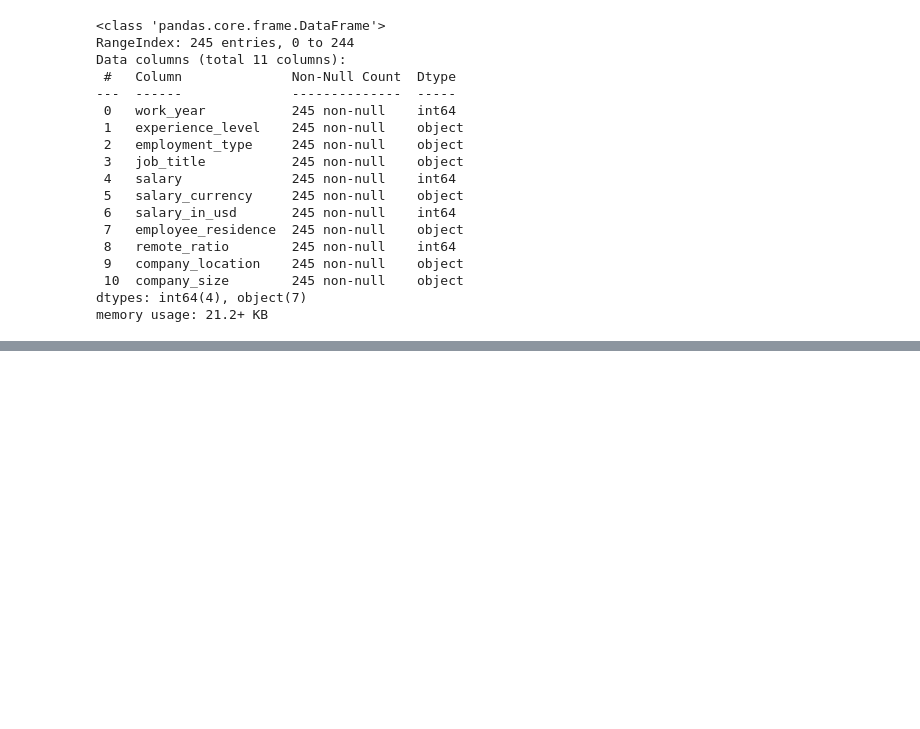
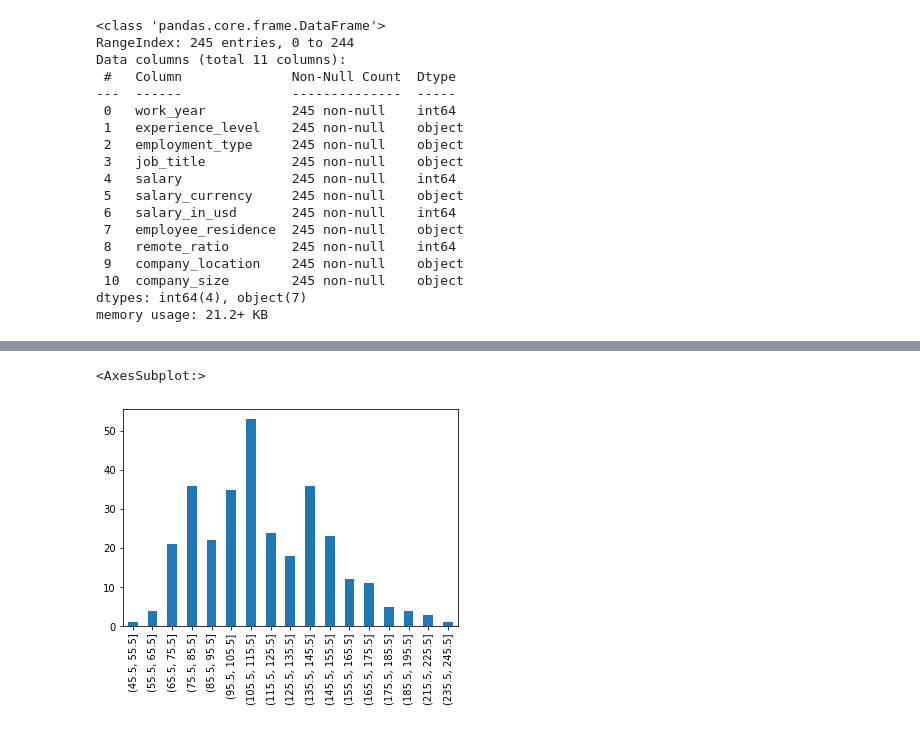
Before and after one commit to lucasvittal2/data_scientist_salaries_analysis, a Jupyter notebook: data_analysis.ipynb, the cells around one changed output, grey strips where cells are left out. Cells and saved outputs as stored; diff of their text form; code cells hidden in the pictures; blank space fills up the shorter version.

```diff
--- a/data_analysis.ipynb
+++ b/data_analysis.ipynb
@@ -97,0 +151,4 @@ memory usage: 21.2+ KB
+# %%
+glassdoor_df['Avg Month Salary(K)']=glassdoor_df['Avg Salary(K)'].apply(lambda x: round(x/13,2))
+h1bdata_df['Month Salary']=h1bdata_df['salary'].apply(lambda x: round(float(x.split(',')[0])*1000/13,2))
+salary_ai_df['Month Salary'] = salary_ai_df['salary_in_usd'].apply(lambda x: round(float(x)/13,2))
@@ -97,0 +267,6 @@ memory usage: 21.2+ KB
+# %%
+glassdoor_df['Frequency'] = 1
+salary_range_groups = glassdoor_df[['job_title_sim', 'Avg Salary(K)','Frequency']].groupby(['job_title_sim','Avg Salary(K)']).sum()
+job_roles = glassdoor_df['job_title_sim'].unique()
+
+salary_range_groups.loc['Data scientist project manager']['Frequency']
@@ -97,0 +284,25 @@ memory usage: 21.2+ KB
+# %%
+def groupby_range(df,job_role):
+    freq_df = df.loc[job_role].reset_index()
+    min_salary = freq_df["Avg Salary(K)"].min()
+    max_salary = freq_df["Avg Salary(K)"].max()
+
+    tmp_df = freq_df.groupby(pd.cut(freq_df['Avg Salary(K)'].values,np.arange(min_salary, max_salary, 10))).sum()
+
+    # getting rid of range that never occurs
+    tmp_df = tmp_df[tmp_df['Frequency'] > 0]
+
+    return tmp_df
+# %%
+#tmp_df =  salary_range_groups
+#tmp_df.reset_index()['job_title_sim'].unique()
+#tmp_df.loc['Data scientist project manager']
+#groupby_range(tmp_df,'Data scientist project manager')
+#tmp_df[tmp_df['Frequency'] > 0]
+groupby_range(salary_range_groups,'data scientist')['Frequency'].plot.bar()
+#salary_range_groups
+#salary_range_groups.loc['Data scientist project manager']. reset_index()["Avg Salary(K)"].min()
+#pd.cut(salary_range_groups.loc['Data scientist project manager'].reset_index()['Avg Salary(K)'].values,np.arange(0, 200, 10))
+# %% [output]
+<AxesSubplot:>
+[figure, added]
```
Also changed, not shown: parts of 28 cells of this notebook, 4 other files.
